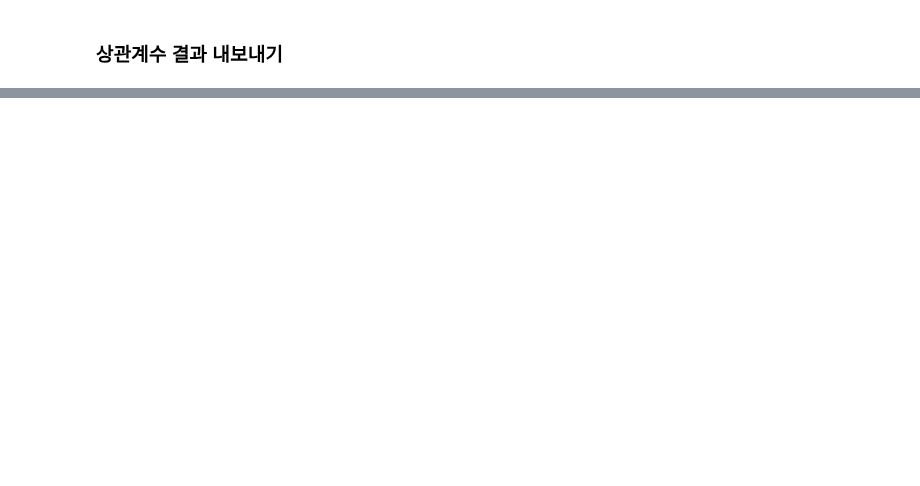
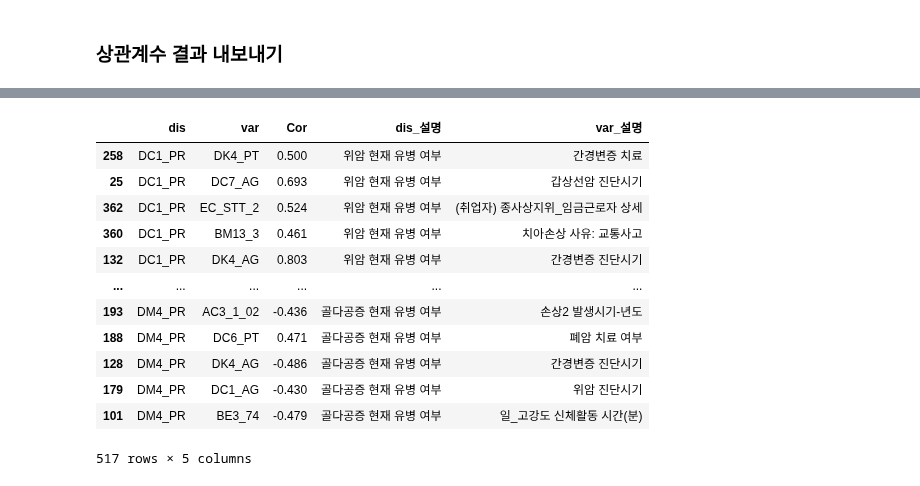
Before and after one commit to knu-final-project/sas_view, a Jupyter notebook: code/corr_t.ipynb, the cells around one changed output, grey strips where cells are left out. Saved outputs shown, nothing was run; the diff lists cells and outputs as text; code cells hidden in the pictures; blank space fills up the shorter version.

```diff
--- a/code/corr_t.ipynb
+++ b/code/corr_t.ipynb
@@ -232,0 +211,4 @@ f.close()
+# %%
+var_s = set(cor_df.iloc[:,1])
+var_s = list(var_s)
+len(var_s)
@@ -232,0 +217,10 @@ f.close()
+# %%
+dis_list = []
+var_list = []
+for  i in range(0,len(same)):
+    if same.loc[i][0] in dis_s:
+        dis_list.append(i)
+    elif same.loc[i][0] in var_s:
+        var_list.append(i)
+
+print(len(dis_list),len(var_list))
@@ -232,0 +229,6 @@ f.close()
+# %%
+dis_df = same.iloc[dis_list] ## 질병에 해당하는 사전
+var_df = same.iloc[var_list] ## 기본변수에 해당하는 사전
+# %%
+dis_df.rename(columns={'변수명':'dis','변수설명7':'dis_설명'},inplace=True)
+var_df.rename(columns={'변수명':'var','변수설명7':'var_설명'},inplace=True)
@@ -232,0 +244,19 @@ f.close()
+# %%
+cor_df2 = pd.merge(cor_df,dis_df.iloc[:,[0,1]])
+cor_df2 = pd.merge(cor_df2,var_df.iloc[:,[0,1]])
+out_cor = cor_df2.sort_values('dis')
+out_cor
+# %% [output]
+|  | dis | var | Cor | dis_설명 | var_설명 |
+| 258 | DC1_PR | DK4_PT | 0.500 | 위암 현재 유병 여부 | 간경변증 치료 |
+| 25 | DC1_PR | DC7_AG | 0.693 | 위암 현재 유병 여부 | 갑상선암 진단시기 |
+| 362 | DC1_PR | EC_STT_2 | 0.524 | 위암 현재 유병 여부 | (취업자) 종사상지위_임금근로자 상세 |
+| 360 | DC1_PR | BM13_3 | 0.461 | 위암 현재 유병 여부 | 치아손상 사유: 교통사고 |
+| 132 | DC1_PR | DK4_AG | 0.803 | 위암 현재 유병 여부 | 간경변증 진단시기 |
+| ... | ... | ... | ... | ... | ... |
+| 193 | DM4_PR | AC3_1_02 | -0.436 | 골다공증 현재 유병 여부 | 손상2 발생시기-년도 |
+| 188 | DM4_PR | DC6_PT | 0.471 | 골다공증 현재 유병 여부 | 폐암 치료 여부 |
+| 128 | DM4_PR | DK4_AG | -0.486 | 골다공증 현재 유병 여부 | 간경변증 진단시기 |
+| 179 | DM4_PR | DC1_AG | -0.430 | 골다공증 현재 유병 여부 | 위암 진단시기 |
+| 101 | DM4_PR | BE3_74 | -0.479 | 골다공증 현재 유병 여부 | 일_고강도 신체활동 시간(분) |
+517 rows × 5 columns
```
Also changed, not shown: parts of 27 cells of this notebook, 2 other files.
